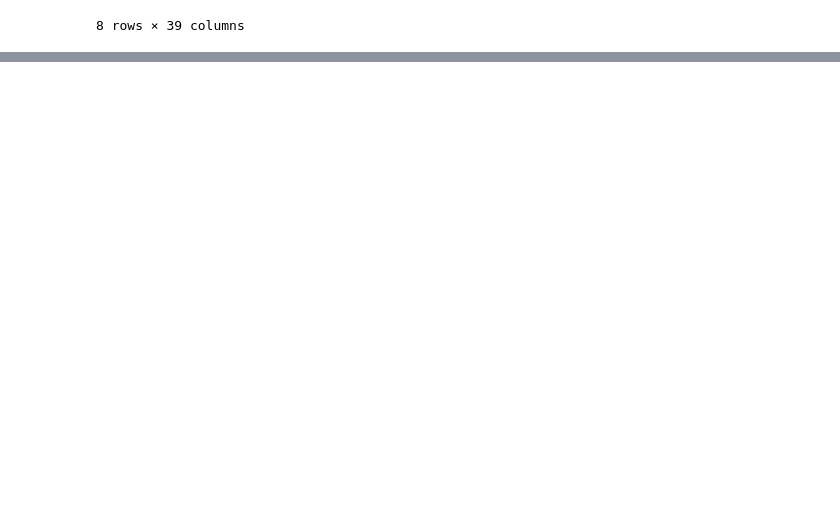
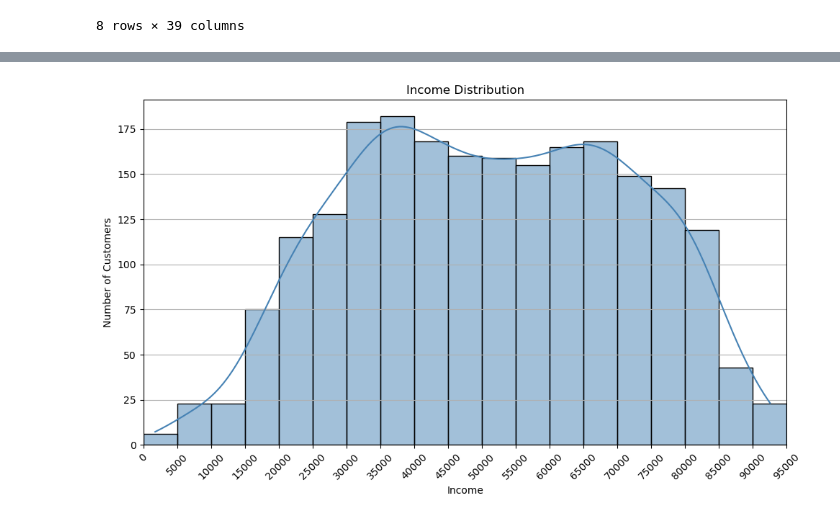
Before and after one commit to fincherc/marketing_project, a Jupyter notebook: food_da.ipynb, the cells around one changed output, grey strips where cells are left out. Cells and saved outputs as stored; diff of their text form; code cells hidden in the pictures; blank space fills up the shorter version.

```diff
--- a/food_da.ipynb
+++ b/food_da.ipynb
@@ -35,0 +59,3 @@ memory usage: 672.0 KB
+# %%
+df = df[df['Income'] < df['Income'].quantile(0.99)]
+df = df[df['Age'] < 100]
@@ -35,0 +84,3 @@ memory usage: 672.0 KB
+# %%
+df['Income'].fillna(df['Income'].median(), inplace=True)
+df['Income_missing'] = df['Income'].isnull().astype(int)
@@ -35,0 +120,19 @@ memory usage: 672.0 KB
+# %%
+import matplotlib.pyplot as plt
+import seaborn as sns
+
+# Define custom bins (5K increments)
+bins = range(0, 100001, 5000)  # 0 to 100,000 in 5K steps
+
+plt.figure(figsize=(10, 6))
+sns.histplot(df['Income'], bins=bins, kde=True, color='steelblue')
+plt.title("Income Distribution")
+plt.xlabel("Income")
+plt.ylabel("Number of Customers")
+plt.xticks(bins, rotation=45)
+plt.xlim(0, 95000)
+plt.grid(axis='y')
+plt.tight_layout()
+plt.show()
+# %% [output]
+[figure, added]
```
Also changed, not shown: parts of 12 cells of this notebook.
